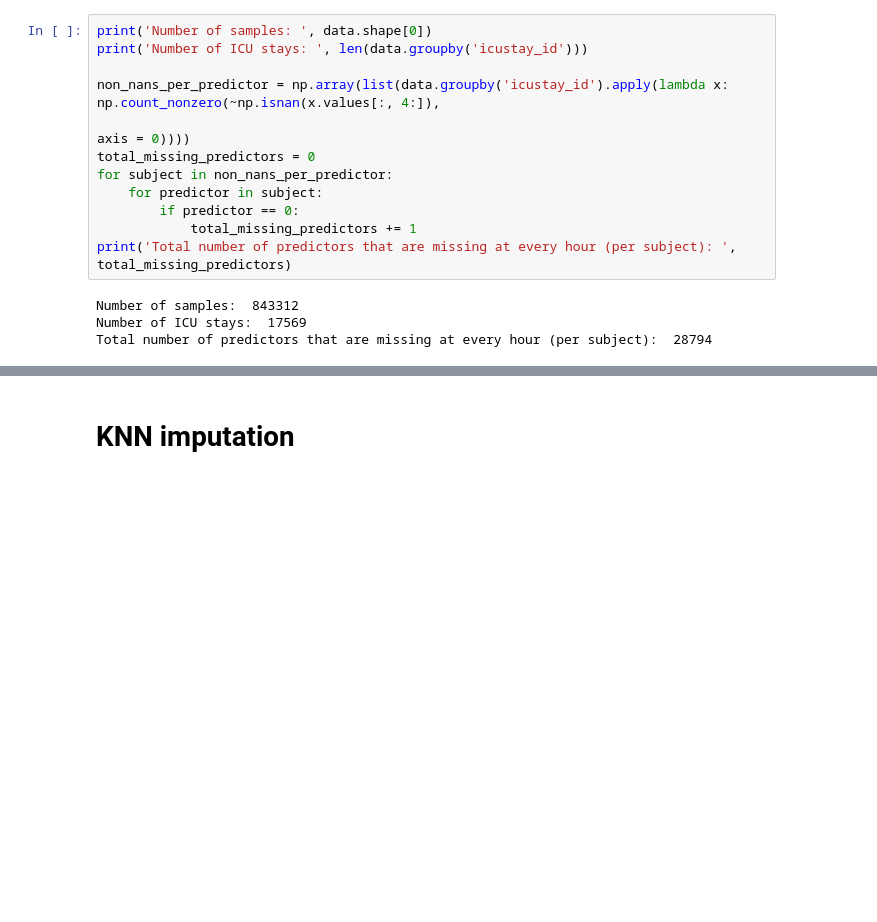
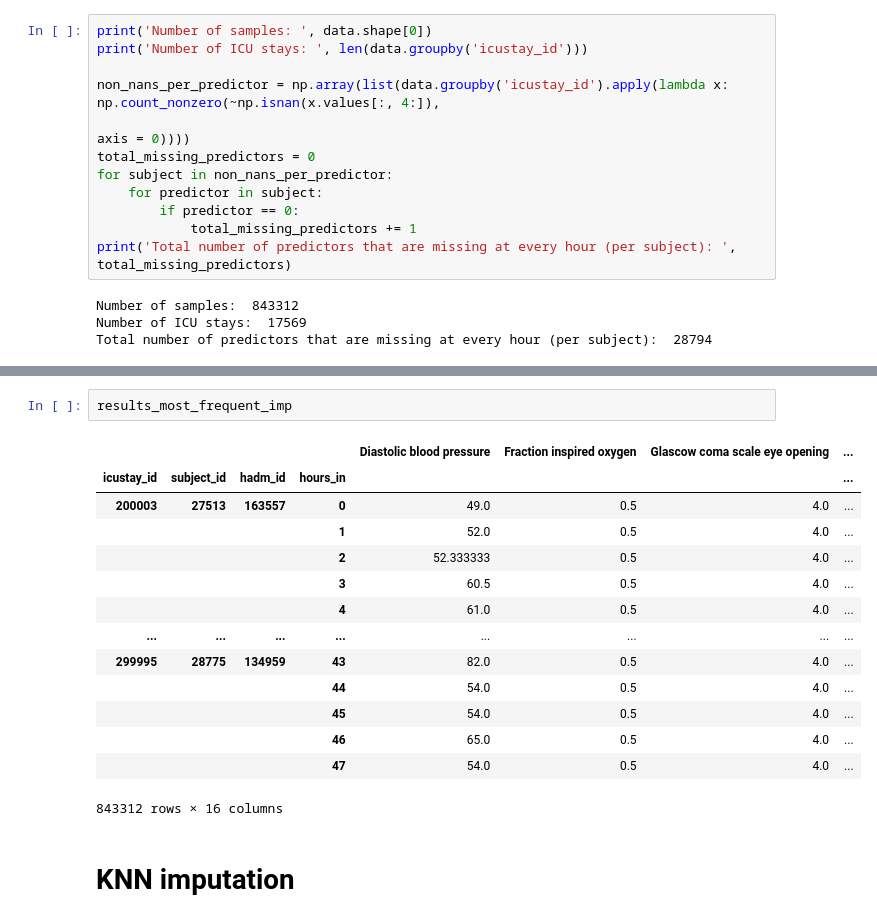
Before and after one commit to llhtoby/MIMIC-III-ML, a Jupyter notebook: src/Imputation.ipynb, the cells around one changed output, grey strips where cells are left out. Cells and saved outputs as stored; diff of their text form; blank space fills up the shorter version.

```diff
--- a/src/Imputation.ipynb
+++ b/src/Imputation.ipynb
@@ -133,2 +114,19 @@ Imputing fold  100 / 100
+# %%
+results_most_frequent_imp
+# %% [output]
+|  |  |  |  | Diastolic blood pressure | Fraction inspired oxygen | Glascow coma scale eye opening | ... |
+| icustay_id | subject_id | hadm_id | hours_in |  |  |  | ... |
+| 200003 | 27513 | 163557 | 0 | 49.0 | 0.5 | 4.0 | ... |
+|  |  |  | 1 | 52.0 | 0.5 | 4.0 | ... |
+|  |  |  | 2 | 52.333333 | 0.5 | 4.0 | ... |
+|  |  |  | 3 | 60.5 | 0.5 | 4.0 | ... |
+|  |  |  | 4 | 61.0 | 0.5 | 4.0 | ... |
+| ... | ... | ... | ... | ... | ... | ... | ... |
+| 299995 | 28775 | 134959 | 43 | 82.0 | 0.5 | 4.0 | ... |
+|  |  |  | 44 | 54.0 | 0.5 | 4.0 | ... |
+|  |  |  | 45 | 54.0 | 0.5 | 4.0 | ... |
+|  |  |  | 46 | 65.0 | 0.5 | 4.0 | ... |
+|  |  |  | 47 | 54.0 | 0.5 | 4.0 | ... |
+843312 rows × 16 columns
 # %% [markdown]
 # KNN imputation
```
Also changed, not shown: parts of 14 cells of this notebook, 5 other files.
